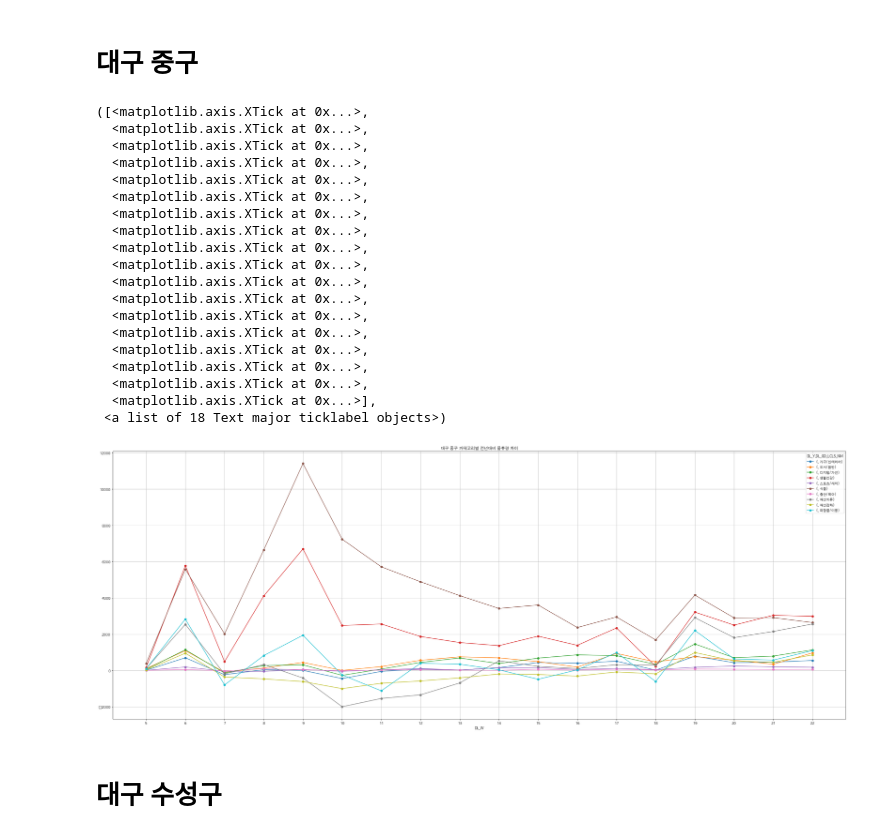
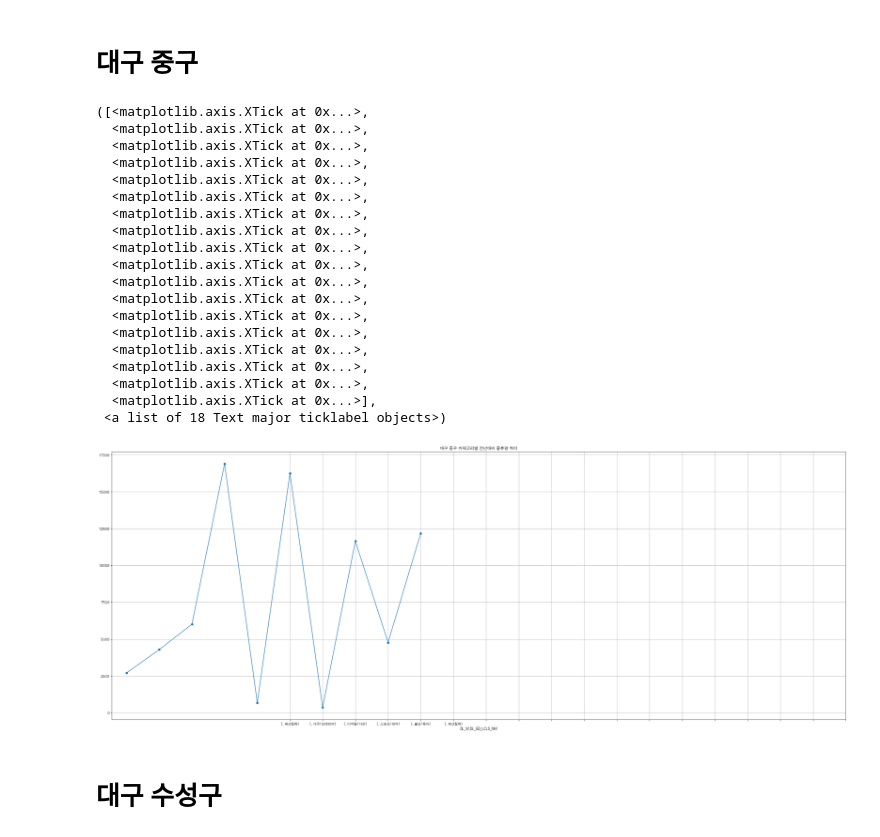
Before and after one commit to leechungpa/mcube, a Jupyter notebook: code/eda/5_cjdt_02.ipynb, the cells around one changed output. Saved outputs shown, nothing was run; the diff lists cells and outputs as text; code cells hidden in the pictures.

```diff
--- a/code/eda/5_cjdt_02.ipynb
+++ b/code/eda/5_cjdt_02.ipynb
@@ -256,34 +256,34 @@ plt.xticks([5,6,7,8,9,10,11,12,13,14,15,16,17,18,19,20,21,22])
 # %%
 dt12=cjdt_daegu[cjdt_daegu['CTGG_NM']=='중구']
 daegu_jg=dt12.pivot_table(values=['INVC_CONT'], \
-                             index=['DL_Y','DL_W', 'DL_GD_LCLS_NM'], aggfunc='sum')
+                             index=['DL_W', 'DL_GD_LCLS_NM'], aggfunc='sum')
 daegu_jg=daegu_jg.unstack(0)
 daegu_jg['jg_diff']=daegu_jg.iloc[:,1] - daegu_jg.iloc[:,0]
 daegu_jg_=daegu_jg.unstack(1)
 daegu_jg_['jg_diff'].plot(figsize=(40,15),grid=True, marker='o')
 plt.title('대구 중구 카테고리별 전년대비 물류량 차이')
 plt.xticks([5,6,7,8,9,10,11,12,13,14,15,16,17,18,19,20,21,22])
 # %% [output]
 ([<matplotlib.axis.XTick at 0x...>,
   <matplotlib.axis.XTick at 0x...>,
   <matplotlib.axis.XTick at 0x...>,
   <matplotlib.axis.XTick at 0x...>,
   <matplotlib.axis.XTick at 0x...>,
   <matplotlib.axis.XTick at 0x...>,
   <matplotlib.axis.XTick at 0x...>,
   <matplotlib.axis.XTick at 0x...>,
   <matplotlib.axis.XTick at 0x...>,
   <matplotlib.axis.XTick at 0x...>,
   <matplotlib.axis.XTick at 0x...>,
   <matplotlib.axis.XTick at 0x...>,
   <matplotlib.axis.XTick at 0x...>,
   <matplotlib.axis.XTick at 0x...>,
   <matplotlib.axis.XTick at 0x...>,
   <matplotlib.axis.XTick at 0x...>,
   <matplotlib.axis.XTick at 0x...>,
   <matplotlib.axis.XTick at 0x...>],
  <a list of 18 Text major ticklabel objects>)
-[figure, old version]
+[figure, new version]
 # %% [markdown]
 # 대구 수성구
 # %%
```
Also changed, not shown: parts of 7 cells of this notebook.
